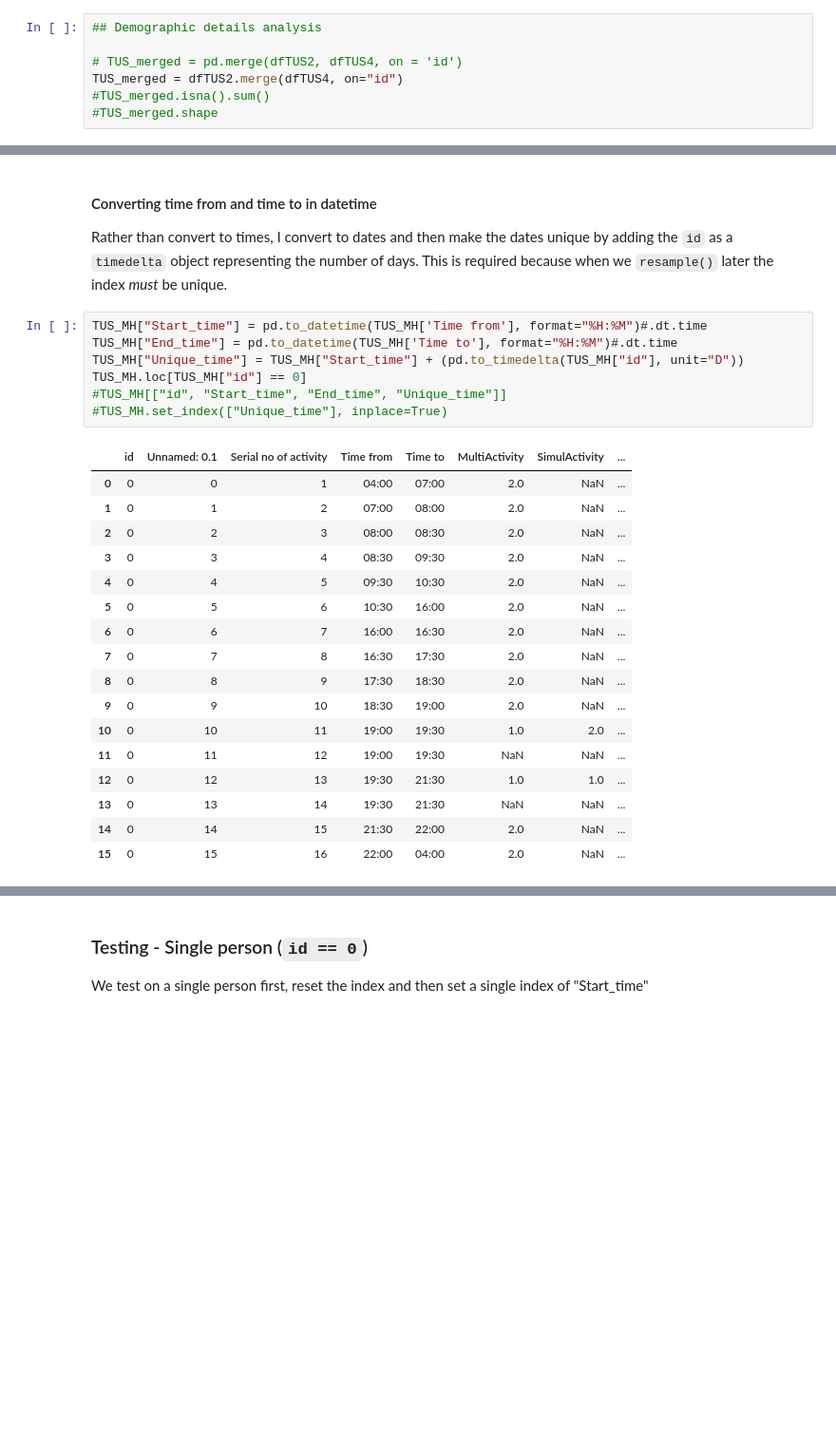
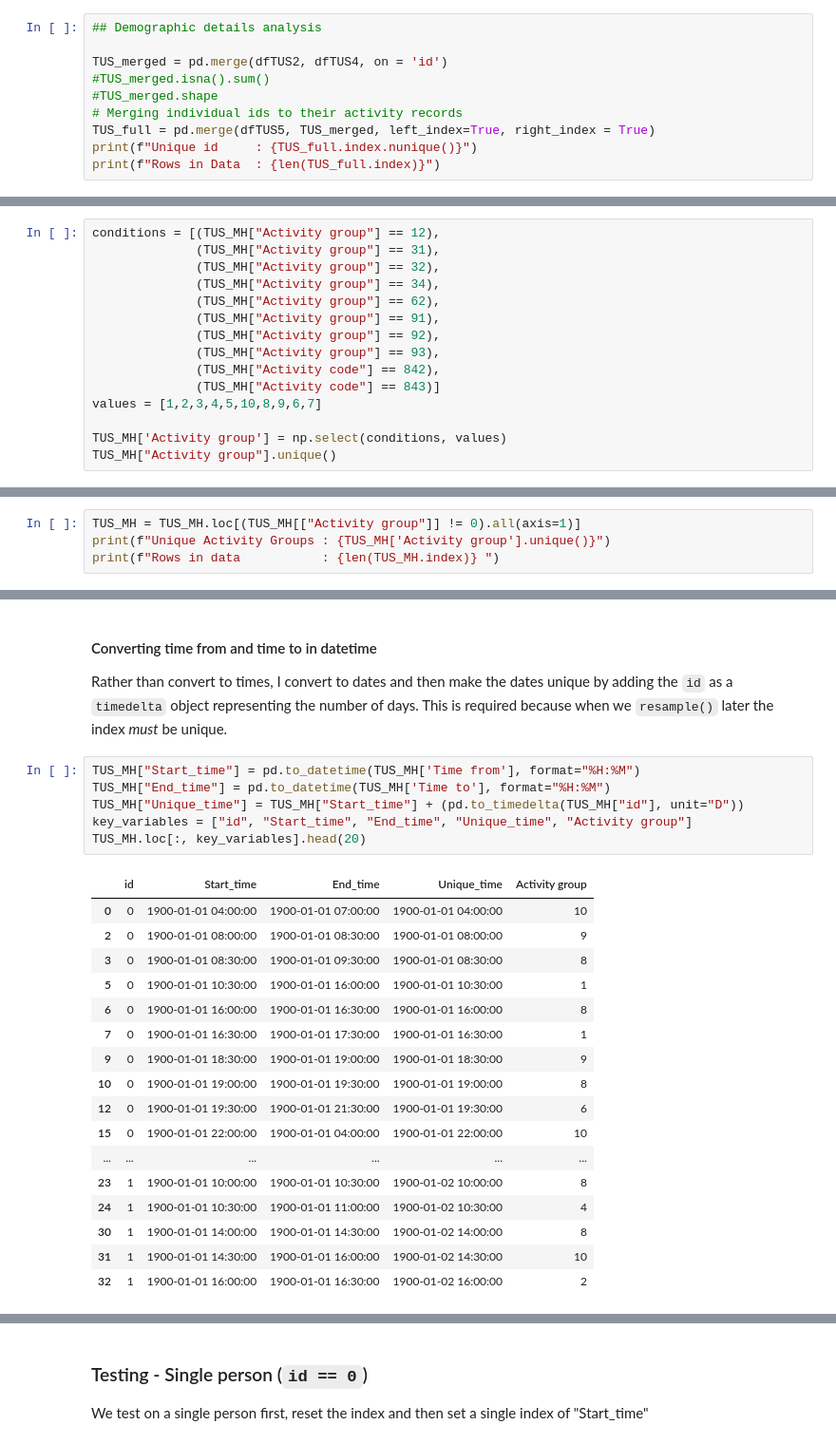
Before and after one commit to rjsayani/TUS_india, a Jupyter notebook: Rural_time_use_analysis_MH_v9.ipynb, the cells around one changed output, grey strips where cells are left out. Shown at 95% size. Cells and saved outputs as stored; diff of their text form; blank space fills up the shorter version.

```diff
--- a/Rural_time_use_analysis_MH_v9.ipynb
+++ b/Rural_time_use_analysis_MH_v9.ipynb
@@ -68,7 +68,10 @@ dfTUS5 = dfTUS5.set_index('id')
 # %%
 ## Demographic details analysis
 
-# TUS_merged = pd.merge(dfTUS2, dfTUS4, on = 'id')
-TUS_merged = dfTUS2.merge(dfTUS4, on="id")
+TUS_merged = pd.merge(dfTUS2, dfTUS4, on = 'id')
 #TUS_merged.isna().sum()
 #TUS_merged.shape
+# Merging individual ids to their activity records
+TUS_full = pd.merge(dfTUS5, TUS_merged, left_index=True, right_index = True)
+print(f"Unique id     : {TUS_full.index.nunique()}")
+print(f"Rows in Data  : {len(TUS_full.index)}")
@@ -120,0 +101,15 @@ TUS_MH = TUS_MH.reset_index()
+# %%
+conditions = [(TUS_MH["Activity group"] == 12),
+              (TUS_MH["Activity group"] == 31),
+              (TUS_MH["Activity group"] == 32),
+              (TUS_MH["Activity group"] == 34),
+              (TUS_MH["Activity group"] == 62),
+              (TUS_MH["Activity group"] == 91),
+              (TUS_MH["Activity group"] == 92),
+              (TUS_MH["Activity group"] == 93),
+              (TUS_MH["Activity code"] == 842),
+              (TUS_MH["Activity code"] == 843)]
+values = [1,2,3,4,5,10,8,9,6,7]
+
+TUS_MH['Activity group'] = np.select(conditions, values)
+TUS_MH["Activity group"].unique()
@@ -120,0 +149,4 @@ TUS_MH = TUS_MH.reset_index()
+# %%
+TUS_MH = TUS_MH.loc[(TUS_MH[["Activity group"]] != 0).all(axis=1)]
+print(f"Unique Activity Groups : {TUS_MH['Activity group'].unique()}")
+print(f"Rows in data           : {len(TUS_MH.index)} ")
@@ -124,27 +179,26 @@ TUS_MH = TUS_MH.reset_index()
 Rather than convert to times, I convert to dates and then make the dates unique by adding the `id` as a `timedelta`
 object representing the number of days. This is required because when we `resample()` later the index _must_ be unique.
 # %%
-TUS_MH["Start_time"] = pd.to_datetime(TUS_MH['Time from'], format="%H:%M")#.dt.time
-TUS_MH["End_time"] = pd.to_datetime(TUS_MH['Time to'], format="%H:%M")#.dt.time
+TUS_MH["Start_time"] = pd.to_datetime(TUS_MH['Time from'], format="%H:%M")
+TUS_MH["End_time"] = pd.to_datetime(TUS_MH['Time to'], format="%H:%M")
 TUS_MH["Unique_time"] = TUS_MH["Start_time"] + (pd.to_timedelta(TUS_MH["id"], unit="D"))
-TUS_MH.loc[TUS_MH["id"] == 0]
-#TUS_MH[["id", "Start_time", "End_time", "Unique_time"]]
-#TUS_MH.set_index(["Unique_time"], inplace=True)
+key_variables = ["id", "Start_time", "End_time", "Unique_time", "Activity group"]
+TUS_MH.loc[:, key_variables].head(20)
 # %% [output]
-|  | id | Unnamed: 0.1 | Serial no of activity | Time from | Time to | MultiActivity | SimulActivity | ... |
-| 0 | 0 | 0 | 1 | 04:00 | 07:00 | 2.0 | NaN | ... |
-| 1 | 0 | 1 | 2 | 07:00 | 08:00 | 2.0 | NaN | ... |
-| 2 | 0 | 2 | 3 | 08:00 | 08:30 | 2.0 | NaN | ... |
-| 3 | 0 | 3 | 4 | 08:30 | 09:30 | 2.0 | NaN | ... |
-| 4 | 0 | 4 | 5 | 09:30 | 10:30 | 2.0 | NaN | ... |
-| 5 | 0 | 5 | 6 | 10:30 | 16:00 | 2.0 | NaN | ... |
-| 6 | 0 | 6 | 7 | 16:00 | 16:30 | 2.0 | NaN | ... |
-| 7 | 0 | 7 | 8 | 16:30 | 17:30 | 2.0 | NaN | ... |
-| 8 | 0 | 8 | 9 | 17:30 | 18:30 | 2.0 | NaN | ... |
-| 9 | 0 | 9 | 10 | 18:30 | 19:00 | 2.0 | NaN | ... |
-| 10 | 0 | 10 | 11 | 19:00 | 19:30 | 1.0 | 2.0 | ... |
-| 11 | 0 | 11 | 12 | 19:00 | 19:30 | NaN | NaN | ... |
-| 12 | 0 | 12 | 13 | 19:30 | 21:30 | 1.0 | 1.0 | ... |
-| 13 | 0 | 13 | 14 | 19:30 | 21:30 | NaN | NaN | ... |
-| 14 | 0 | 14 | 15 | 21:30 | 22:00 | 2.0 | NaN | ... |
-| 15 | 0 | 15 | 16 | 22:00 | 04:00 | 2.0 | NaN | ... |
+|  | id | Start_time | End_time | Unique_time | Activity group |
+| 0 | 0 | 1900-01-01 04:00:00 | 1900-01-01 07:00:00 | 1900-01-01 04:00:00 | 10 |
+| 2 | 0 | 1900-01-01 08:00:00 | 1900-01-01 08:30:00 | 1900-01-01 08:00:00 | 9 |
+| 3 | 0 | 1900-01-01 08:30:00 | 1900-01-01 09:30:00 | 1900-01-01 08:30:00 | 8 |
+| 5 | 0 | 1900-01-01 10:30:00 | 1900-01-01 16:00:00 | 1900-01-01 10:30:00 | 1 |
+| 6 | 0 | 1900-01-01 16:00:00 | 1900-01-01 16:30:00 | 1900-01-01 16:00:00 | 8 |
+| 7 | 0 | 1900-01-01 16:30:00 | 1900-01-01 17:30:00 | 1900-01-01 16:30:00 | 1 |
+| 9 | 0 | 1900-01-01 18:30:00 | 1900-01-01 19:00:00 | 1900-01-01 18:30:00 | 9 |
+| 10 | 0 | 1900-01-01 19:00:00 | 1900-01-01 19:30:00 | 1900-01-01 19:00:00 | 8 |
+| 12 | 0 | 1900-01-01 19:30:00 | 1900-01-01 21:30:00 | 1900-01-01 19:30:00 | 6 |
+| 15 | 0 | 1900-01-01 22:00:00 | 1900-01-01 04:00:00 | 1900-01-01 22:00:00 | 10 |
+| ... | ... | ... | ... | ... | ... |
+| 23 | 1 | 1900-01-01 10:00:00 | 1900-01-01 10:30:00 | 1900-01-02 10:00:00 | 8 |
+| 24 | 1 | 1900-01-01 10:30:00 | 1900-01-01 11:00:00 | 1900-01-02 10:30:00 | 4 |
+| 30 | 1 | 1900-01-01 14:00:00 | 1900-01-01 14:30:00 | 1900-01-02 14:00:00 | 8 |
+| 31 | 1 | 1900-01-01 14:30:00 | 1900-01-01 16:00:00 | 1900-01-02 14:30:00 | 10 |
+| 32 | 1 | 1900-01-01 16:00:00 | 1900-01-01 16:30:00 | 1900-01-02 16:00:00 | 2 |
```
Also changed, not shown: parts of 37 cells of this notebook.
